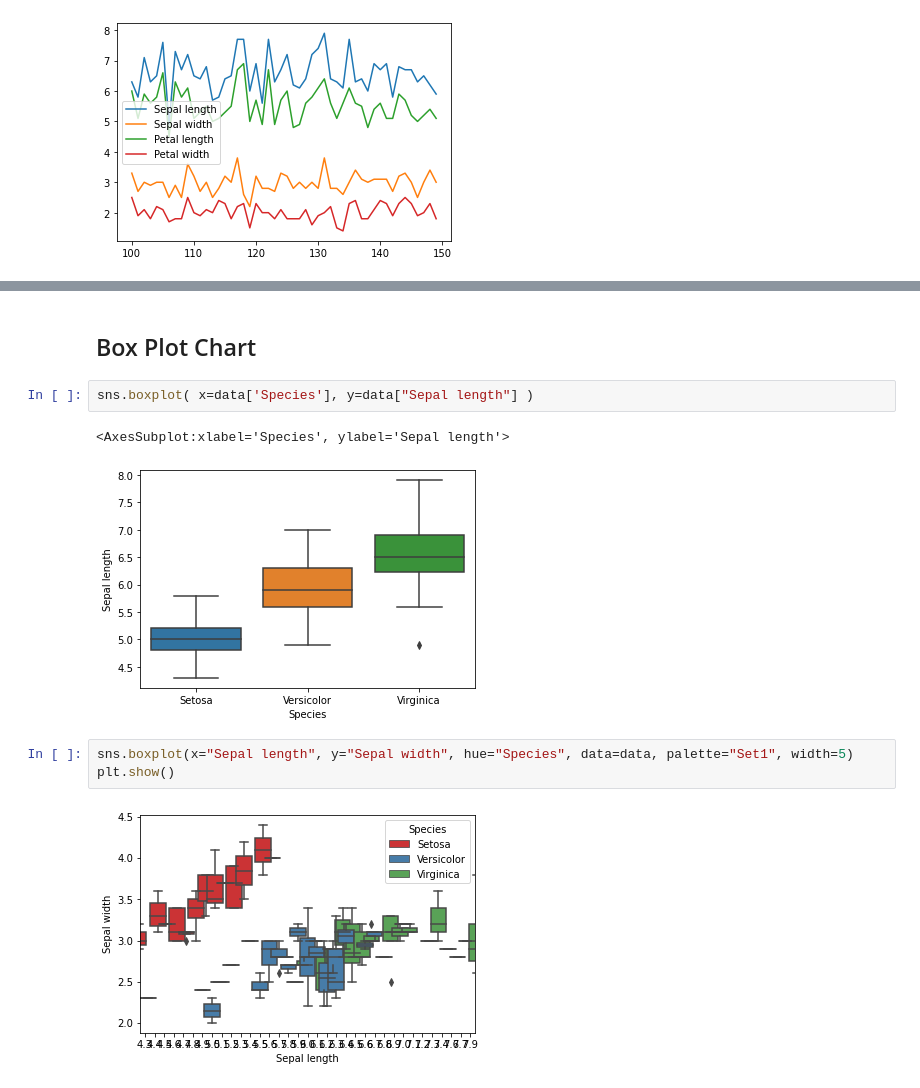
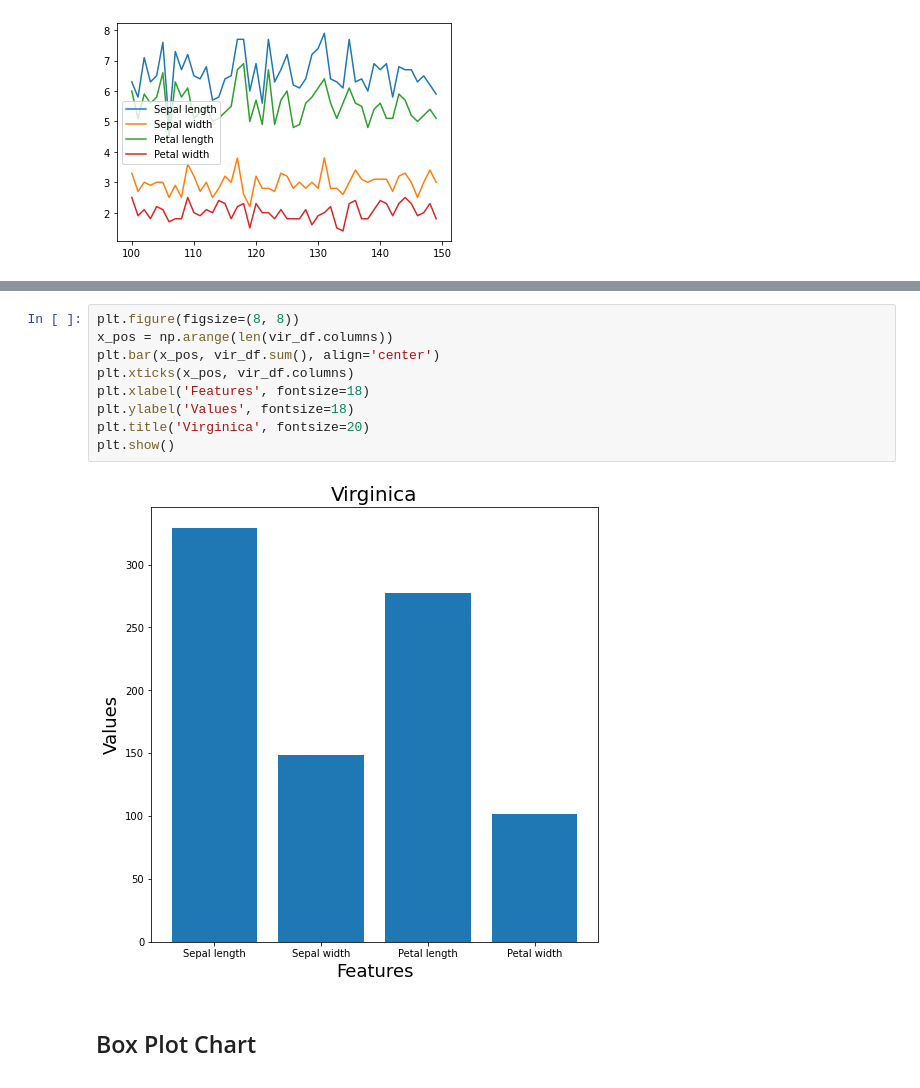
Before and after one commit to syedirfanx/data-comprehension, a Jupyter notebook: data-comprehension-using-python.ipynb, the cells around one changed output, grey strips where cells are left out. Saved outputs shown, nothing was run; the diff lists cells and outputs as text.

```diff
--- a/data-comprehension-using-python.ipynb
+++ b/data-comprehension-using-python.ipynb
@@ -171,12 +217,13 @@ data[data.Species == 'Virginica'].plot()
+# %%
+plt.figure(figsize=(8, 8))
+x_pos = np.arange(len(vir_df.columns))
+plt.bar(x_pos, vir_df.sum(), align='center')
+plt.xticks(x_pos, vir_df.columns)
+plt.xlabel('Features', fontsize=18)
+plt.ylabel('Values', fontsize=18)
+plt.title('Virginica', fontsize=20)
+plt.show()
+# %% [output]
+[figure, added]
 # %% [markdown]
 ## Box Plot Chart
-# %%
-sns.boxplot( x=data['Species'], y=data["Sepal length"] )
-# %% [output]
-<AxesSubplot:xlabel='Species', ylabel='Sepal length'>
-[figure, removed]
-# %%
-sns.boxplot(x="Sepal length", y="Sepal width", hue="Species", data=data, palette="Set1", width=5)
-plt.show()
-# %% [output]
-[figure, removed]
```
Also changed, not shown: parts of 11 cells of this notebook.
